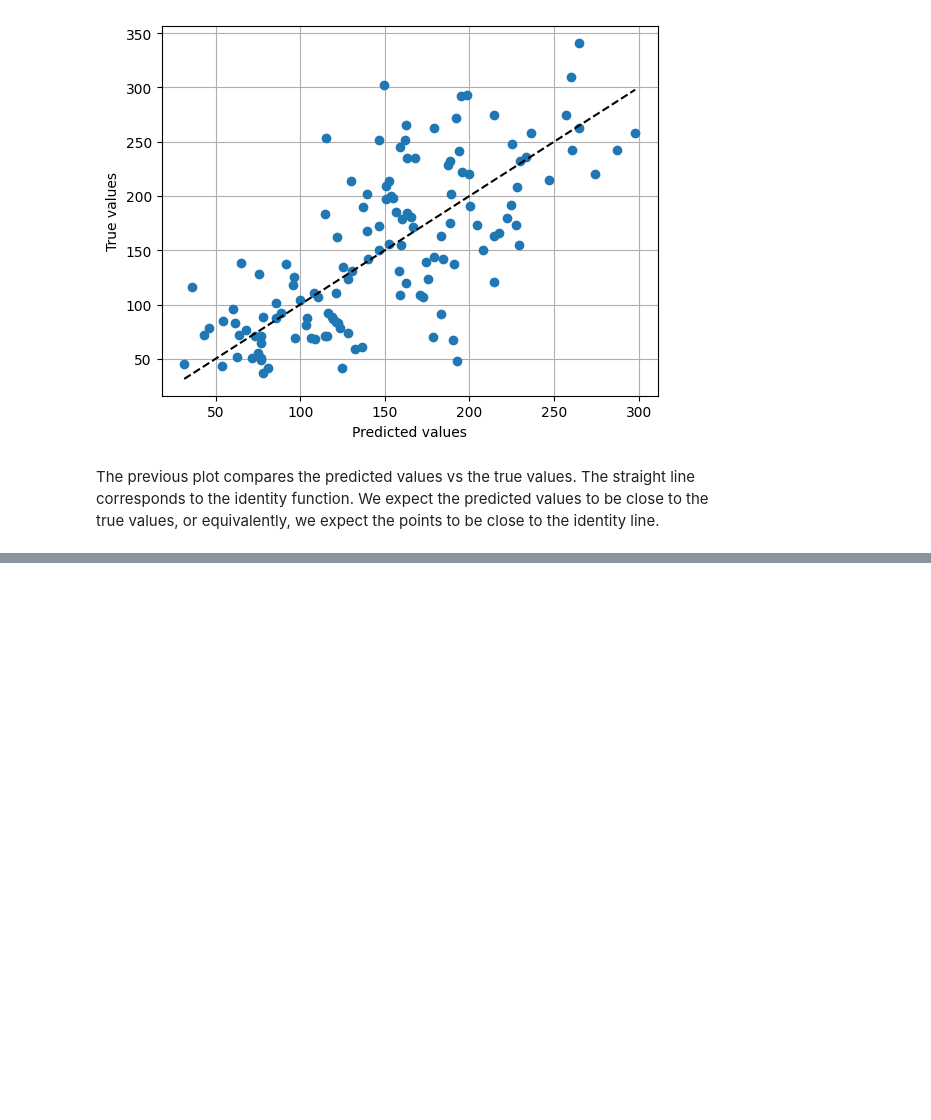
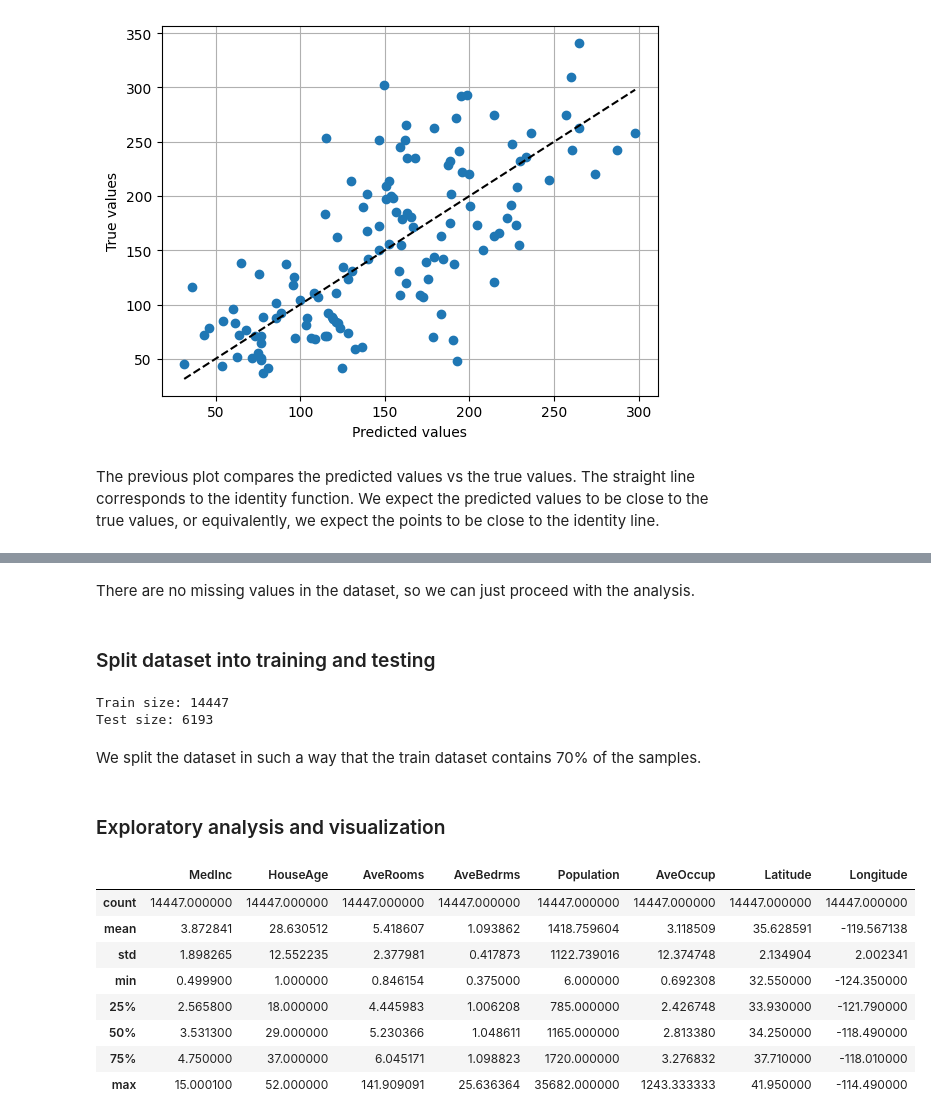
Before and after one commit to vdae2304/ML-DL, a Jupyter notebook: Regression/2. Linear regression and Scikit-learn.ipynb, the cells around one changed output, grey strips where cells are left out. Cells and saved outputs as stored; diff of their text form; code cells hidden in the pictures; blank space fills up the shorter version.

```diff
--- a/Regression/2. Linear regression and Scikit-learn.ipynb
+++ b/Regression/2. Linear regression and Scikit-learn.ipynb
@@ -282,0 +354,30 @@ The previous plot compares the predicted values vs the true values. The straight
+# %% [markdown]
+There are no missing values in the dataset, so we can just proceed with the analysis.
+# %% [markdown]
+### Split dataset into training and testing
+# %%
+from sklearn.model_selection import train_test_split
+
+X_train, X_test, y_train, y_test = train_test_split(X, y, train_size=0.7,
+                                                    random_state=1000)
+print("Train size:", len(X_train))
+print("Test size:", len(X_test))
+# %% [output]
+Train size: 14447
+Test size: 6193
+# %% [markdown]
+We split the dataset in such a way that the train dataset contains 70% of the samples.
+# %% [markdown]
+### Exploratory analysis and visualization
+# %%
+X_train.describe()
+# %% [output]
+|  | MedInc | HouseAge | AveRooms | AveBedrms | Population | AveOccup | Latitude | Longitude |
+| count | 14447.000000 | 14447.000000 | 14447.000000 | 14447.000000 | 14447.000000 | 14447.000000 | 14447.000000 | 14447.000000 |
+| mean | 3.872841 | 28.630512 | 5.418607 | 1.093862 | 1418.759604 | 3.118509 | 35.628591 | -119.567138 |
+| std | 1.898265 | 12.552235 | 2.377981 | 0.417873 | 1122.739016 | 12.374748 | 2.134904 | 2.002341 |
+| min | 0.499900 | 1.000000 | 0.846154 | 0.375000 | 6.000000 | 0.692308 | 32.550000 | -124.350000 |
+| 25% | 2.565800 | 18.000000 | 4.445983 | 1.006208 | 785.000000 | 2.426748 | 33.930000 | -121.790000 |
+| 50% | 3.531300 | 29.000000 | 5.230366 | 1.048611 | 1165.000000 | 2.813380 | 34.250000 | -118.490000 |
+| 75% | 4.750000 | 37.000000 | 6.045171 | 1.098823 | 1720.000000 | 3.276832 | 37.710000 | -118.010000 |
+| max | 15.000100 | 52.000000 | 141.909091 | 25.636364 | 35682.000000 | 1243.333333 | 41.950000 | -114.490000 |
```
Also changed, not shown: parts of 27 cells of this notebook.
